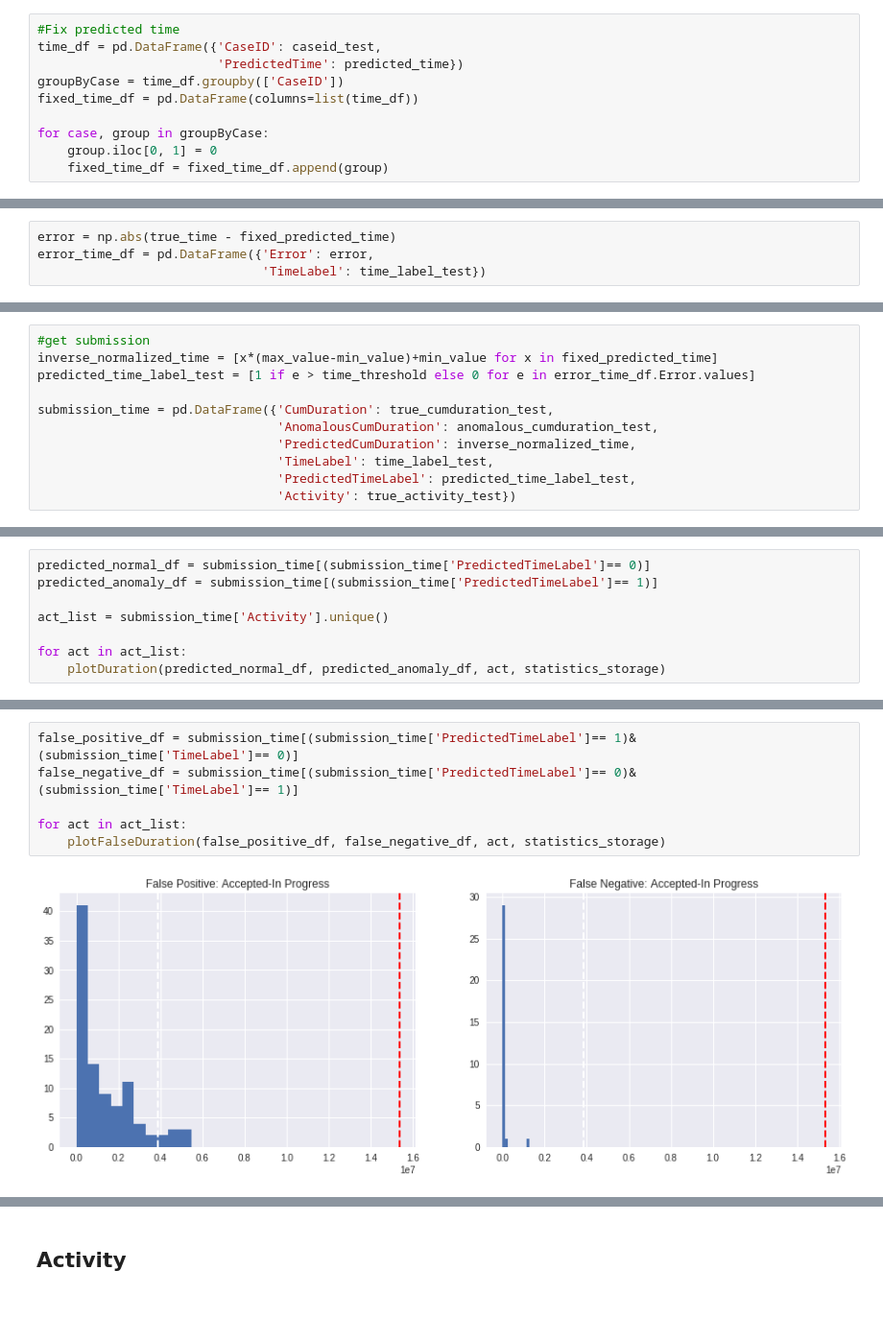
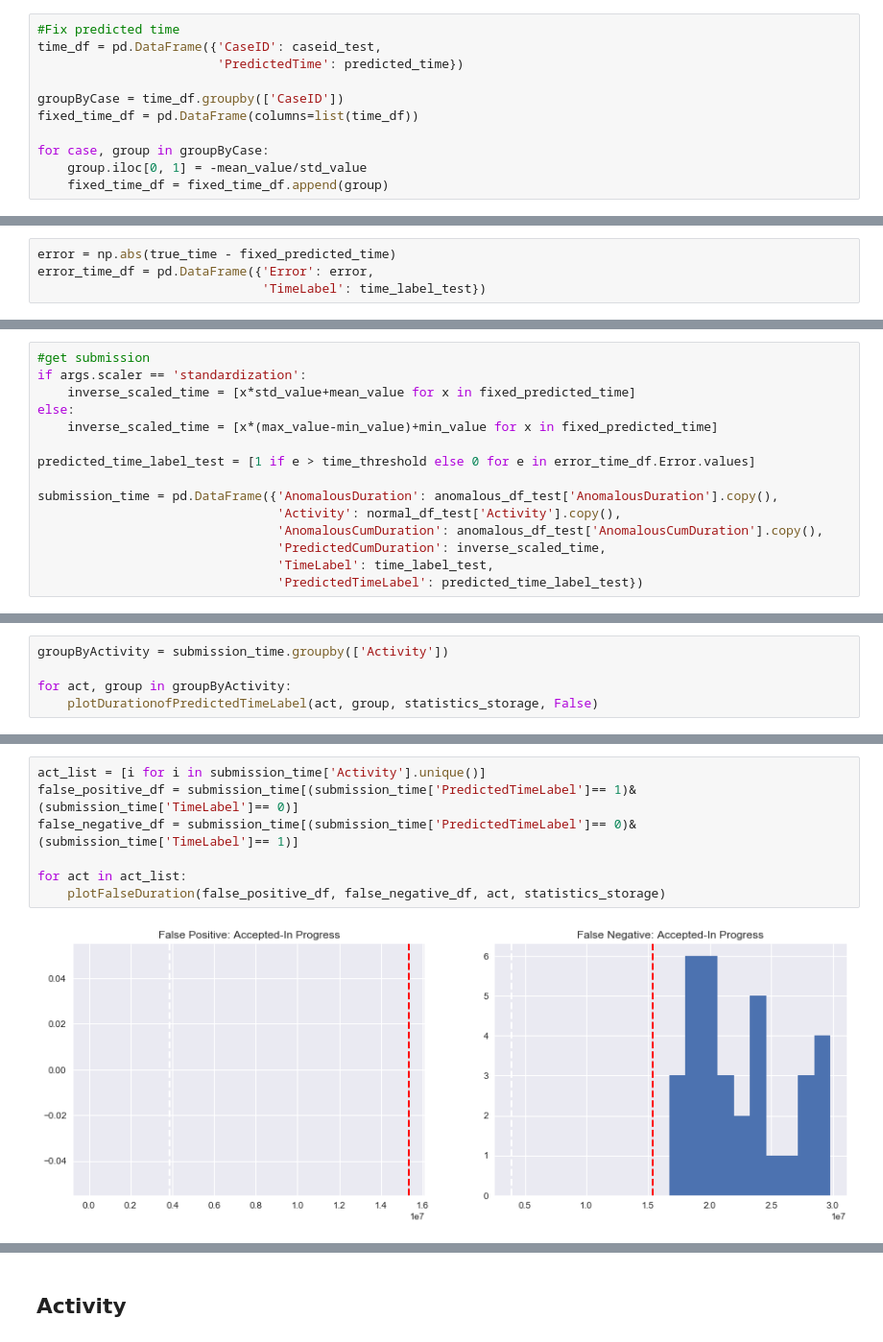
Before and after one commit to hoangnguyen3892/multivariate-anomaly-detection-for-event-logs, a Jupyter notebook: experiment/AE.ipynb, the cells around one changed output, grey strips where cells are left out. Shown at 96% size. Drawn from its saved outputs; the diff is of its cells as text; blank space fills up the shorter version.

Commit message:
plot evaluation

```diff
--- a/experiment/AE.ipynb
+++ b/experiment/AE.ipynb
@@ -400,11 +290,12 @@ def plotFalseDuration(false_positive_df, false_negative_df, activity, statistics
 #Fix predicted time
 time_df = pd.DataFrame({'CaseID': caseid_test,
                         'PredictedTime': predicted_time})
+
 groupByCase = time_df.groupby(['CaseID'])
 fixed_time_df = pd.DataFrame(columns=list(time_df))
 
 for case, group in groupByCase:
-    group.iloc[0, 1] = 0
+    group.iloc[0, 1] = -mean_value/std_value
     fixed_time_df = fixed_time_df.append(group)
 # %% [output]
 A value is trying to be set on a copy of a slice from a DataFrame.
@@ -489,14 +379,18 @@ plt.show();
 # %%
 #get submission
-inverse_normalized_time = [x*(max_value-min_value)+min_value for x in fixed_predicted_time]
+if args.scaler == 'standardization':
+    inverse_scaled_time = [x*std_value+mean_value for x in fixed_predicted_time]
+else:
+    inverse_scaled_time = [x*(max_value-min_value)+min_value for x in fixed_predicted_time]
+
 predicted_time_label_test = [1 if e > time_threshold else 0 for e in error_time_df.Error.values]
 
-submission_time = pd.DataFrame({'CumDuration': true_cumduration_test,
-                                'AnomalousCumDuration': anomalous_cumduration_test,
-                                'PredictedCumDuration': inverse_normalized_time,
+submission_time = pd.DataFrame({'AnomalousDuration': anomalous_df_test['AnomalousDuration'].copy(),
+                                'Activity': normal_df_test['Activity'].copy(),
+                                'AnomalousCumDuration': anomalous_df_test['AnomalousCumDuration'].copy(),
+                                'PredictedCumDuration': inverse_scaled_time,
                                 'TimeLabel': time_label_test,
-                                'PredictedTimeLabel': predicted_time_label_test,
-                                'Activity': true_activity_test})
+                                'PredictedTimeLabel': predicted_time_label_test})
 # %%
 submission_time.head()
 # %% [output]
@@ -509,8 +402,0 @@ submission_time.head()
-# %%
-predicted_normal_df = submission_time[(submission_time['PredictedTimeLabel']== 0)]
-predicted_anomaly_df = submission_time[(submission_time['PredictedTimeLabel']== 1)]
-
-act_list = submission_time['Activity'].unique()
-
-for act in act_list:
-    plotDuration(predicted_normal_df, predicted_anomaly_df, act, statistics_storage)
@@ -522,0 +403,5 @@ for act in act_list:
+# %%
+groupByActivity = submission_time.groupby(['Activity'])
+
+for act, group in groupByActivity:
+    plotDurationofPredictedTimeLabel(act, group, statistics_storage, False)
@@ -523,8 +423,9 @@ for act in act_list:
 # %%
+act_list = [i for i in submission_time['Activity'].unique()]
 false_positive_df = submission_time[(submission_time['PredictedTimeLabel']== 1)&(submission_time['TimeLabel']== 0)]
 false_negative_df = submission_time[(submission_time['PredictedTimeLabel']== 0)&(submission_time['TimeLabel']== 1)]
 
 for act in act_list:
     plotFalseDuration(false_positive_df, false_negative_df, act, statistics_storage)
 # %% [output]
-[figure, old version]
+[figure, new version]
```
Also changed, not shown: parts of 39 cells of this notebook, 5 other files.
